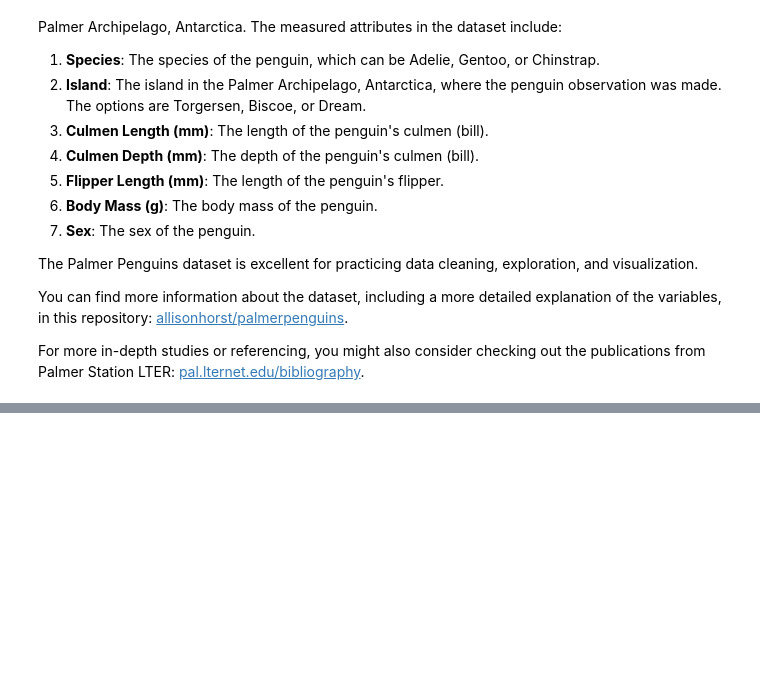
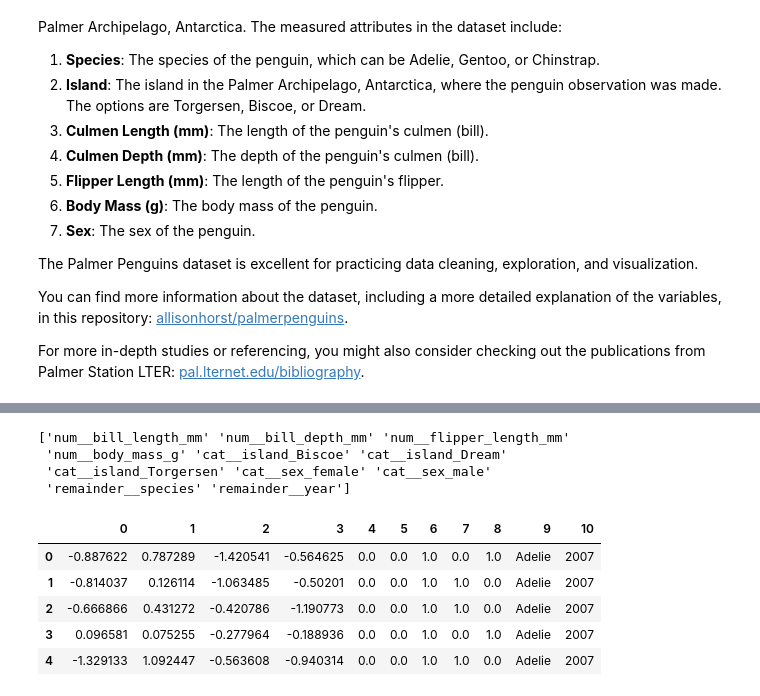
Before and after one commit to NishchintDhawan/Seng474-assignments, a Jupyter notebook: assignment1/penguins_post.ipynb, the cells around one changed output, grey strips where cells are left out. Saved outputs shown, nothing was run; the diff lists cells and outputs as text; code cells hidden in the pictures; blank space fills up the shorter version.

```diff
--- a/assignment1/penguins_post.ipynb
+++ b/assignment1/penguins_post.ipynb
@@ -145,0 +44,6 @@ categorical_features = ['island', 'sex']
+# %%
+# read penquins dataset from github
+x = requests.get(
+    'http://raw.githubusercontent.com/allisonhorst/palmerpenguins/master/inst/extdata/penguins.csv', verify=False).content
+penguins = pd.read_csv(io.StringIO(x.decode('utf-8')))
+penguins.head()
@@ -145,0 +83,48 @@ categorical_features = ['island', 'sex']
+# %%
+numeric_features = ["bill_length_mm", "bill_depth_mm",
+                    "flipper_length_mm",	"body_mass_g"]
+categorical_features = ["island", "sex"]
+# %%
+# create a pipeline to impute missing values with the mean and scale numeric features
+from sklearn.impute import SimpleImputer
+from sklearn.pipeline import make_pipeline
+from sklearn.preprocessing import StandardScaler
+from sklearn.preprocessing import OneHotEncoder
+
+
+# create a pipeline to impute missing values with the most frequent value and one-hot encode categorical features
+numeric_pipeline = make_pipeline(SimpleImputer(
+    missing_values=np.nan, strategy='median'), StandardScaler())
+categorical_pipeline = make_pipeline(SimpleImputer(
+    missing_values=np.nan, strategy='most_frequent'), OneHotEncoder())
+
+# create a column transformer to apply the numeric and categorical pipelines to the correct features
+# use remainder='passthrough' to keep the remaining features in the dataframe
+
+preprocessing = ColumnTransformer(
+    transformers=[
+        ("num", numeric_pipeline, numeric_features),
+        ("cat", categorical_pipeline, categorical_features),
+    ], remainder='passthrough')
+
+# fit_transform the preprocessor on the penguins dataset
+# convert the result to a dataframe
+# use the preprocessor's get_feature_names_out() method to get the column names
+
+penguins_prepared = pd.DataFrame(preprocessing.fit_transform(penguins))
+
+print(preprocessing.get_feature_names_out())
+
+# display the first 5 rows of the preprocessed dataframe
+penguins_prepared.head(5)
+# %% [output]
+['num__bill_length_mm' 'num__bill_depth_mm' 'num__flipper_length_mm'
+ 'num__body_mass_g' 'cat__island_Biscoe' 'cat__island_Dream'
+ 'cat__island_Torgersen' 'cat__sex_female' 'cat__sex_male'
+ 'remainder__species' 'remainder__year']
+|  | 0 | 1 | 2 | 3 | 4 | 5 | 6 | 7 | 8 | 9 | 10 |
+| 0 | -0.887622 | 0.787289 | -1.420541 | -0.564625 | 0.0 | 0.0 | 1.0 | 0.0 | 1.0 | Adelie | 2007 |
+| 1 | -0.814037 | 0.126114 | -1.063485 | -0.50201 | 0.0 | 0.0 | 1.0 | 1.0 | 0.0 | Adelie | 2007 |
+| 2 | -0.666866 | 0.431272 | -0.420786 | -1.190773 | 0.0 | 0.0 | 1.0 | 1.0 | 0.0 | Adelie | 2007 |
+| 3 | 0.096581 | 0.075255 | -0.277964 | -0.188936 | 0.0 | 0.0 | 1.0 | 0.0 | 1.0 | Adelie | 2007 |
+| 4 | -1.329133 | 1.092447 | -0.563608 | -0.940314 | 0.0 | 0.0 | 1.0 | 1.0 | 0.0 | Adelie | 2007 |
```
Also changed, not shown: parts of 38 cells of this notebook.
